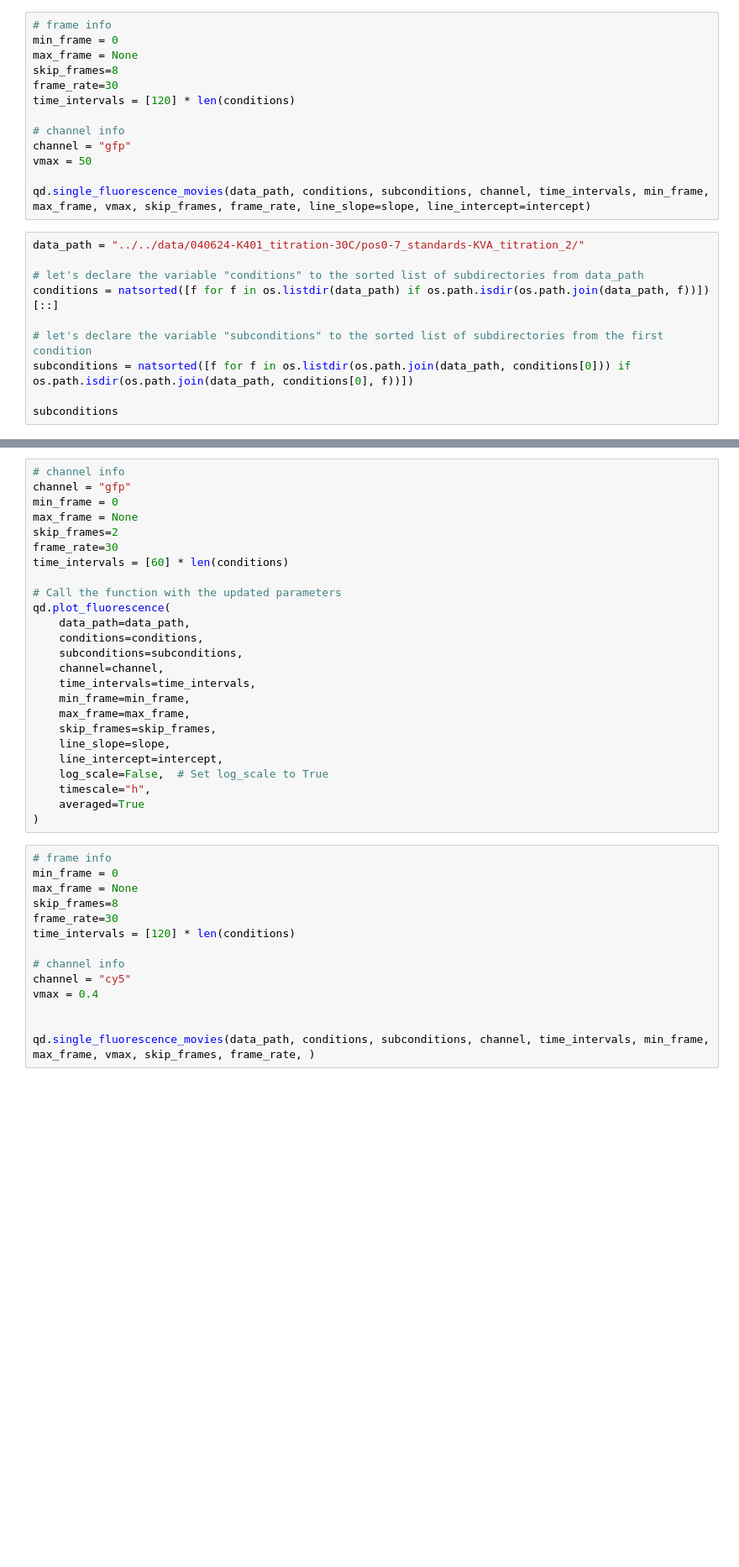
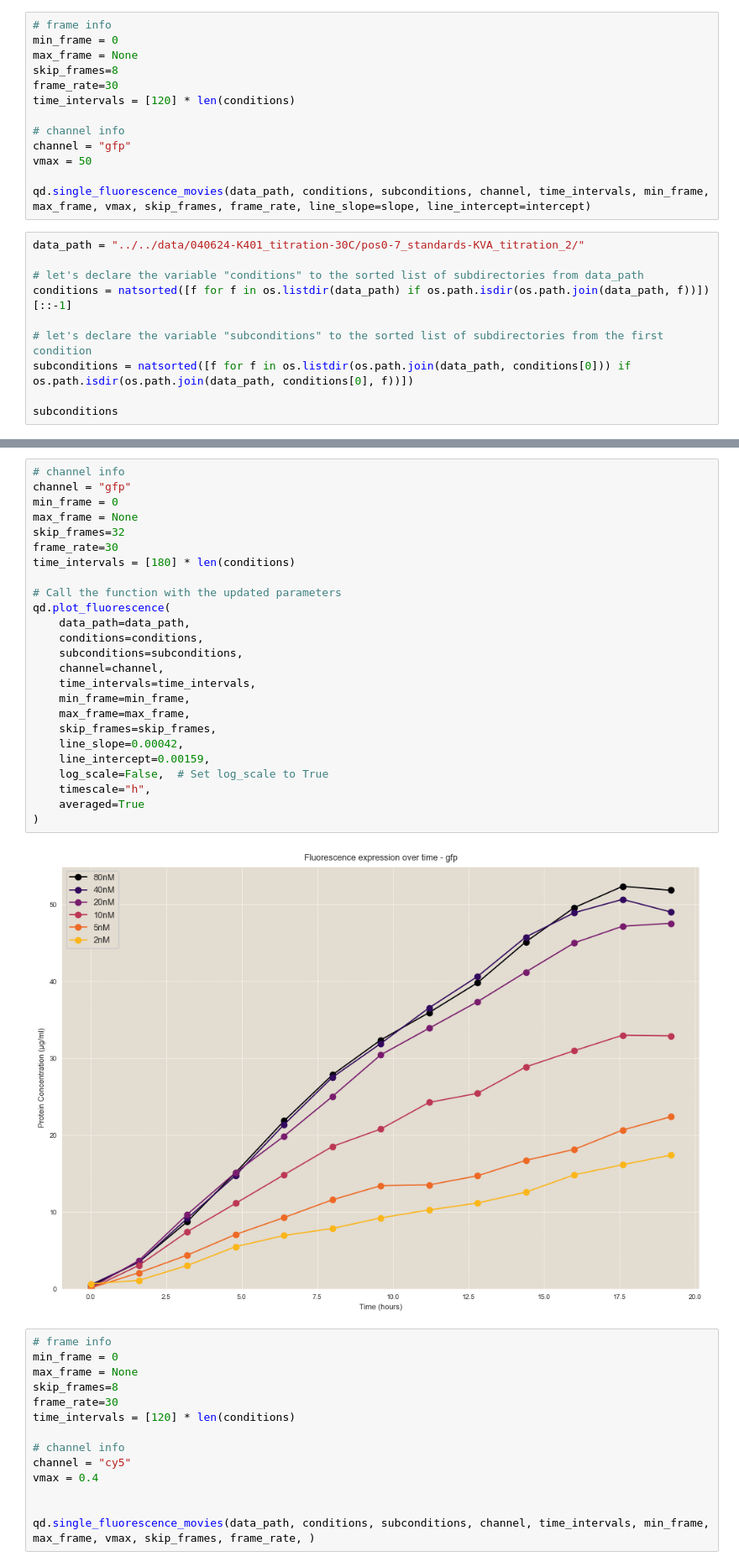
Before and after one commit to dalarios/activedrops, a Jupyter notebook: code/exploratory/040624-K401_titration-30C.ipynb, the cells around one changed output, grey strips where cells are left out. Shown: that part at 84% size. Saved outputs shown, nothing was run; the diff lists cells and outputs as text; blank space fills up the shorter version.

```diff
--- a/code/exploratory/040624-K401_titration-30C.ipynb
+++ b/code/exploratory/040624-K401_titration-30C.ipynb
@@ -198,7 +226,7 @@ qd.single_fluorescence_movies(data_path, conditions, subconditions, channel, tim
 data_path = "../../data/040624-K401_titration-30C/pos0-7_standards-KVA_titration_2/"
 
 # let's declare the variable "conditions" to the sorted list of subdirectories from data_path
-conditions = natsorted([f for f in os.listdir(data_path) if os.path.isdir(os.path.join(data_path, f))])[::]
+conditions = natsorted([f for f in os.listdir(data_path) if os.path.isdir(os.path.join(data_path, f))])[::-1]
 
 # let's declare the variable "subconditions" to the sorted list of subdirectories from the first condition
 subconditions = natsorted([f for f in os.listdir(os.path.join(data_path, conditions[0])) if os.path.isdir(os.path.join(data_path, conditions[0], f))])
@@ -209,28 +258,30 @@ qd.reorgTiffsToOriginal(data_path, conditions, subconditions)
 # %%
 # channel info
 channel = "gfp"
 min_frame = 0
 max_frame = None
-skip_frames=2
+skip_frames=32
 frame_rate=30
-time_intervals = [60] * len(conditions)
+time_intervals = [180] * len(conditions)
 
 # Call the function with the updated parameters
 qd.plot_fluorescence(
     data_path=data_path,
     conditions=conditions,
     subconditions=subconditions,
     channel=channel,
     time_intervals=time_intervals,
     min_frame=min_frame,
     max_frame=max_frame,
     skip_frames=skip_frames,
-    line_slope=slope,
-    line_intercept=intercept,
+    line_slope=0.00042,
+    line_intercept=0.00159,
     log_scale=False,  # Set log_scale to True
     timescale="h",
     averaged=True
 )
+# %% [output]
+[figure, added]
 # %%
 # frame info
 min_frame = 0
```
Also changed, not shown: parts of 9 cells of this notebook, 5 other files.
